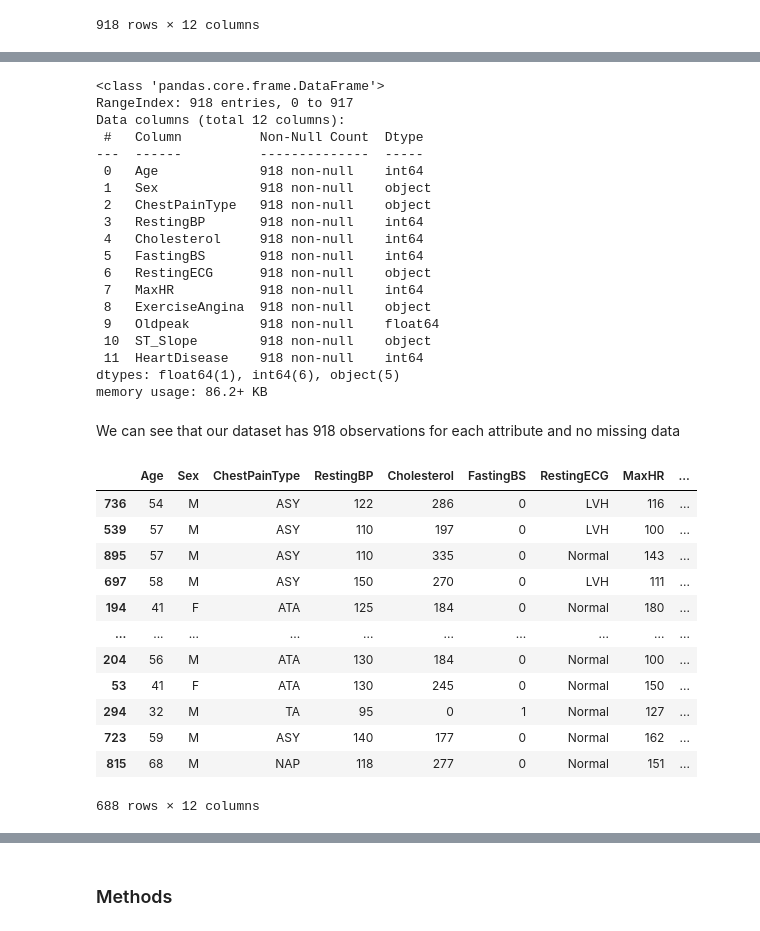
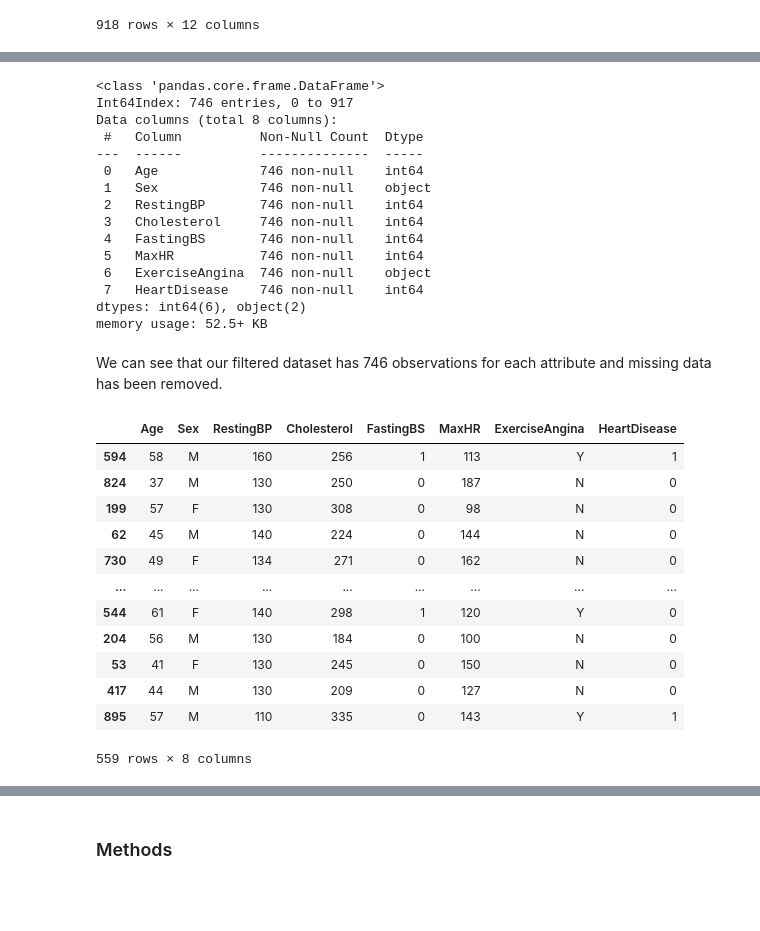
Before and after one commit to caojason/dsci-100-group-2, a Jupyter notebook: Proposal.ipynb, the cells around one changed output, grey strips where cells are left out. Saved outputs shown, nothing was run; the diff lists cells and outputs as text; code cells hidden in the pictures; blank space fills up the shorter version.

```diff
--- a/Proposal.ipynb
+++ b/Proposal.ipynb
@@ -61,3 +61,15 @@ heart_data
 | 916 | 57 | F | ATA | 130 | 236 | 0 | LVH | 174 | ... |
 | 917 | 38 | M | NAP | 138 | 175 | 0 | Normal | 173 | ... |
 918 rows × 12 columns
+# %%
+heart_data_filtered = heart_data[
+    ["Age","Sex","RestingBP","Cholesterol","FastingBS","MaxHR","ExerciseAngina","HeartDisease"]
+]
+
+heart_data_filtered
+heart_data_nozeroes = heart_data_filtered[
+    (heart_data["Cholesterol"] > 0) &
+    (heart_data["RestingBP"] > 0) &
+    (heart_data["MaxHR"] > 0)
+]
+heart_data_nozeroes
@@ -64,45 +90,41 @@ heart_data
 # %%
-heart_data.info()
+heart_data_nozeroes.info()
 # %% [output]
 <class 'pandas.core.frame.DataFrame'>
-RangeIndex: 918 entries, 0 to 917
-Data columns (total 12 columns):
+Int64Index: 746 entries, 0 to 917
+Data columns (total 8 columns):
  #   Column          Non-Null Count  Dtype
 ---  ------          --------------  -----
- 0   Age             918 non-null    int64
- 1   Sex             918 non-null    object
- 2   ChestPainType   918 non-null    object
- 3   RestingBP       918 non-null    int64
- 4   Cholesterol     918 non-null    int64
- 5   FastingBS       918 non-null    int64
- 6   RestingECG      918 non-null    object
- 7   MaxHR           918 non-null    int64
- 8   ExerciseAngina  918 non-null    object
- 9   Oldpeak         918 non-null    float64
- 10  ST_Slope        918 non-null    object
- 11  HeartDisease    918 non-null    int64
-dtypes: float64(1), int64(6), object(5)
-memory usage: 86.2+ KB
+ 0   Age             746 non-null    int64
+ 1   Sex             746 non-null    object
+ 2   RestingBP       746 non-null    int64
+ 3   Cholesterol     746 non-null    int64
+ 4   FastingBS       746 non-null    int64
+ 5   MaxHR           746 non-null    int64
+ 6   ExerciseAngina  746 non-null    object
+ 7   HeartDisease    746 non-null    int64
+dtypes: int64(6), object(2)
+memory usage: 52.5+ KB
 # %% [markdown]
-We can see that our dataset has 918 observations for each attribute and no missing data
+We can see that our filtered dataset has 746 observations for each attribute and missing data has been removed.
 # %%
 heart_data_training, heart_data_testing = train_test_split(
-    heart_data, test_size=0.25, random_state=1234
+    heart_data_nozeroes, test_size=0.25, random_state=1234
 )
 heart_data_training
 # %% [output]
-|  | Age | Sex | ChestPainType | RestingBP | Cholesterol | FastingBS | RestingECG | MaxHR | ... |
-| 736 | 54 | M | ASY | 122 | 286 | 0 | LVH | 116 | ... |
-| 539 | 57 | M | ASY | 110 | 197 | 0 | LVH | 100 | ... |
-| 895 | 57 | M | ASY | 110 | 335 | 0 | Normal | 143 | ... |
-| 697 | 58 | M | ASY | 150 | 270 | 0 | LVH | 111 | ... |
-| 194 | 41 | F | ATA | 125 | 184 | 0 | Normal | 180 | ... |
-| ... | ... | ... | ... | ... | ... | ... | ... | ... | ... |
-| 204 | 56 | M | ATA | 130 | 184 | 0 | Normal | 100 | ... |
-| 53 | 41 | F | ATA | 130 | 245 | 0 | Normal | 150 | ... |
-| 294 | 32 | M | TA | 95 | 0 | 1 | Normal | 127 | ... |
-| 723 | 59 | M | ASY | 140 | 177 | 0 | Normal | 162 | ... |
-| 815 | 68 | M | NAP | 118 | 277 | 0 | Normal | 151 | ... |
+|  | Age | Sex | RestingBP | Cholesterol | FastingBS | MaxHR | ExerciseAngina | HeartDisease |
+| 594 | 58 | M | 160 | 256 | 1 | 113 | Y | 1 |
+| 824 | 37 | M | 130 | 250 | 0 | 187 | N | 0 |
+| 199 | 57 | F | 130 | 308 | 0 | 98 | N | 0 |
+| 62 | 45 | M | 140 | 224 | 0 | 144 | N | 0 |
+| 730 | 49 | F | 134 | 271 | 0 | 162 | N | 0 |
+| ... | ... | ... | ... | ... | ... | ... | ... | ... |
+| 544 | 61 | F | 140 | 298 | 1 | 120 | Y | 0 |
+| 204 | 56 | M | 130 | 184 | 0 | 100 | N | 0 |
+| 53 | 41 | F | 130 | 245 | 0 | 150 | N | 0 |
+| 417 | 44 | M | 130 | 209 | 0 | 127 | N | 0 |
+| 895 | 57 | M | 110 | 335 | 0 | 143 | Y | 1 |
-688 rows × 12 columns
+559 rows × 8 columns
 # %%
 chol_plot = (
```
Also changed, not shown: parts of 11 cells of this notebook.
